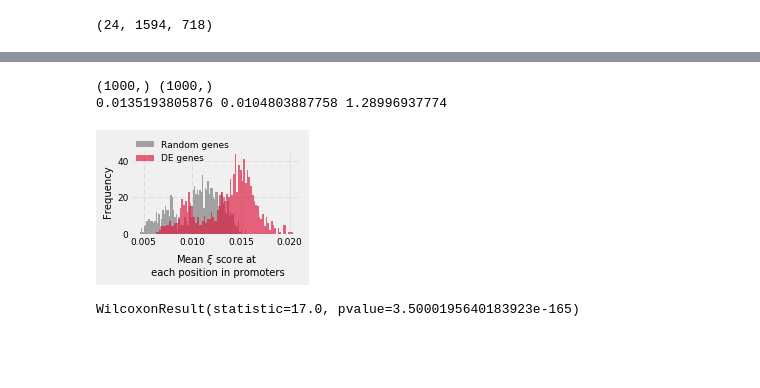
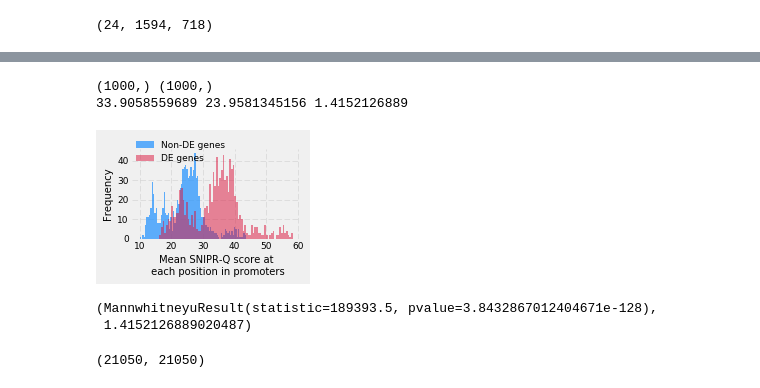
Before and after one commit to Rohit-Satyam/qg, a Jupyter notebook: Ligand_expression.ipynb, the cells around one changed output, grey strips where cells are left out. Drawn from its saved outputs; the diff is of its cells as text; code cells hidden in the pictures; blank space fills up the shorter version.

```diff
--- a/Ligand_expression.ipynb
+++ b/Ligand_expression.ipynb
@@ -121,7 +122,7 @@ def calc_overlap(chrom):
     return g4_de, g4_rests
 
 offset = 500
-configs = [(5, 0), (10, 0), (15, 0), (15, 3), (50, 3)]
+configs = [(5, 0), (15, 0), (25, 0), (5, 3), (15, 3), (25, 3)]
 
 for config in configs:
     loop = str(config[0])
@@ -203,14 +207,19 @@ for chrom in chroms:
     clear_output()
 # %%
-de_exp = []
-rest_exp = []
+de_snipr = []
+rest_snipr = []
 for n,chrom in enumerate(chroms):
     de_temp = []
     rest_temp = []
     for i,gene in enumerate(chrom_wise_gene_locus_map[chrom]):
         if gene in phendc3_up_genes or gene in phendc3_down_genes:
-            de_temp.append(exp_scores[n][i])
+            de_temp.append(snipr_scores[n][i])
         else:
-            rest_temp.append(exp_scores[n][i])
-    de_exp.append(np.array(de_temp))
-    rest_exp.append(np.array(rest_temp))
+            rest_temp.append(snipr_scores[n][i])
+    de_snipr.extend(de_temp)
+    rest_snipr.extend(rest_temp)
+random_rest_snipr = [rest_snipr[np.random.randint(len(rest_snipr))] for
+                     x in range(len(de_snipr))]
+de_snipr = np.array(de_snipr)
+random_rest_snipr = np.array(random_rest_snipr)
+len(de_snipr), len(rest_snipr), len(random_rest_snipr)
@@ -217,38 +299,30 @@ for n,chrom in enumerate(chroms):
 # %%
-a = []
-chr_wise_count = []
-for i in de_exp:
-    a.extend(i)
-a = np.array(a)
-
-r = []
-for i in rest_exp:
-    r.extend(i)
-r = np.array([r[np.random.randint(len(r))] for x in range(len(a))])
-
+a = np.array(de_snipr)
+r = np.array(random_rest_snipr)
 a = a.sum(axis=0)/len(a)
 r = r.sum(axis=0)/len(r)
 
 print (a.shape, r.shape)
 print (a.mean(), r.mean(), a.mean()/r.mean())
 
 fig, ax = plt.subplots(1, 1, figsize=(3.2, 2.2))
 
-ax.hist(r, bins=80, alpha=0.7, color='grey', label='Random genes')
-ax.hist(a, bins=80, alpha=0.65, color='crimson', label='DE genes')
-ax.set_xlabel('Mean ' + r'$\xi$' + ' score at\n each position in promoters', fontsize=10)
+ax.hist(r, bins=80, alpha=0.7, color='dodgerblue', label='Non-DE genes')
+ax.hist(a, bins=80, alpha=0.5, color='crimson', label='DE genes')
+ax.set_xlabel('Mean SNIPR-Q score at\n each position in promoters', fontsize=10)
 ax.set_ylabel('Frequency', fontsize=10)
 ax.legend(frameon=False, loc= (0, 0.8), fontsize=9)
 clean_axis(ax)
 plt.tight_layout()
-plt.savefig('../images/phendc3_rna_seq_exp_position_wise.png', dpi=300, transparent=True, edgecolor='none')
-plt.savefig('../images/phendc3_rna_seq_exp_position_wise.svg', transparent=True, edgecolor='none')
+plt.savefig('../images/phendc3_rna_seq_snipr_position_wise.png', dpi=300, transparent=True, edgecolor='none')
+plt.savefig('../images/phendc3_rna_seq_snipr_position_wise.svg', transparent=True, edgecolor='none')
 
 plt.show()
 
-print (wilcoxon(a, r))
+mannwhitneyu(a, r), np.mean(a)/np.mean(r)
 # %% [output]
 (1000,) (1000,)
-0.0135193805876 0.0104803887758 1.28996937774
+33.9058559689 23.9581345156 1.4152126889
-[figure, old version]
+[figure, new version]
-WilcoxonResult(statistic=17.0, pvalue=3.5000195640183923e-165)
+(MannwhitneyuResult(statistic=189393.5, pvalue=3.8432867012404671e-128),
+ 1.4152126889020487)
@@ -256,0 +353,10 @@ WilcoxonResult(statistic=17.0, pvalue=3.5000195640183923e-165)
+# %%
+hunter_scores = []
+with open(out_fn) as h:
+    next(h)
+    for l in h:
+        c = l.rstrip('\n').split('\t')
+        hunter_scores.append(abs(float(c[1])))
+len(hunter_scores) ,len(hunter_genes)
+# %% [output]
+(21050, 21050)
```
Also changed, not shown: parts of 15 cells of this notebook, 24 other files.
